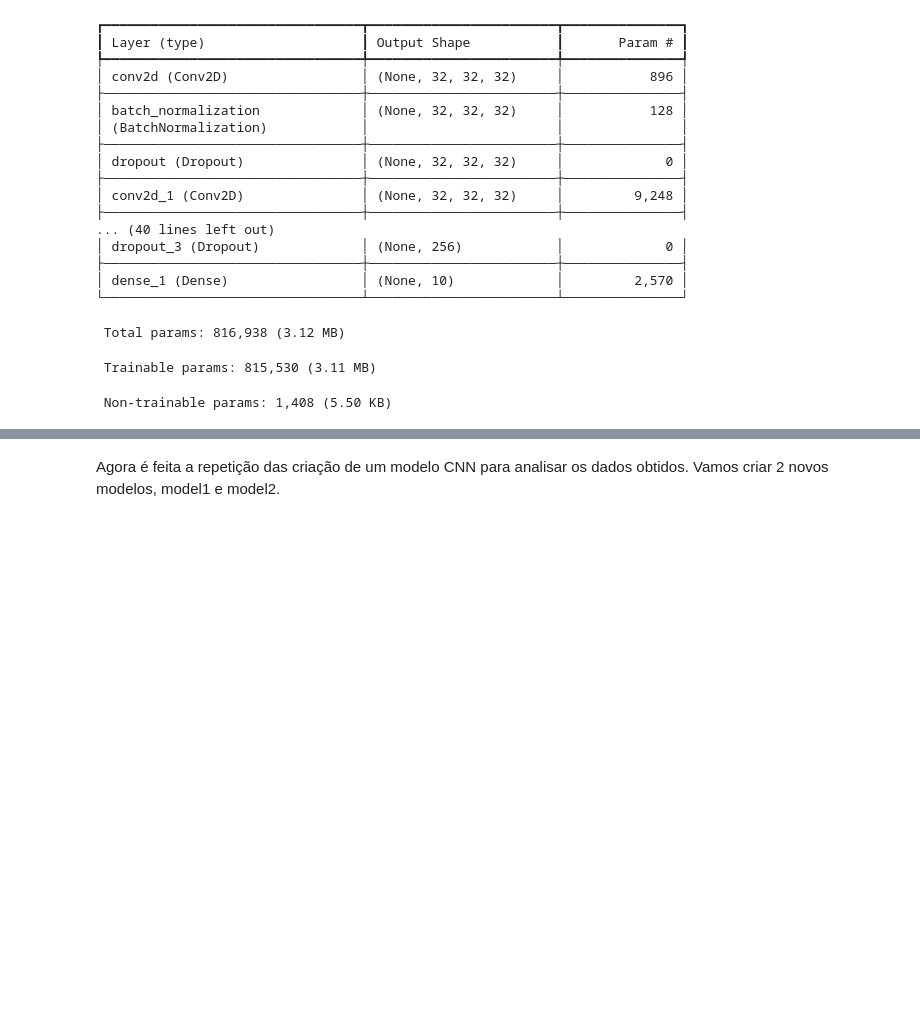
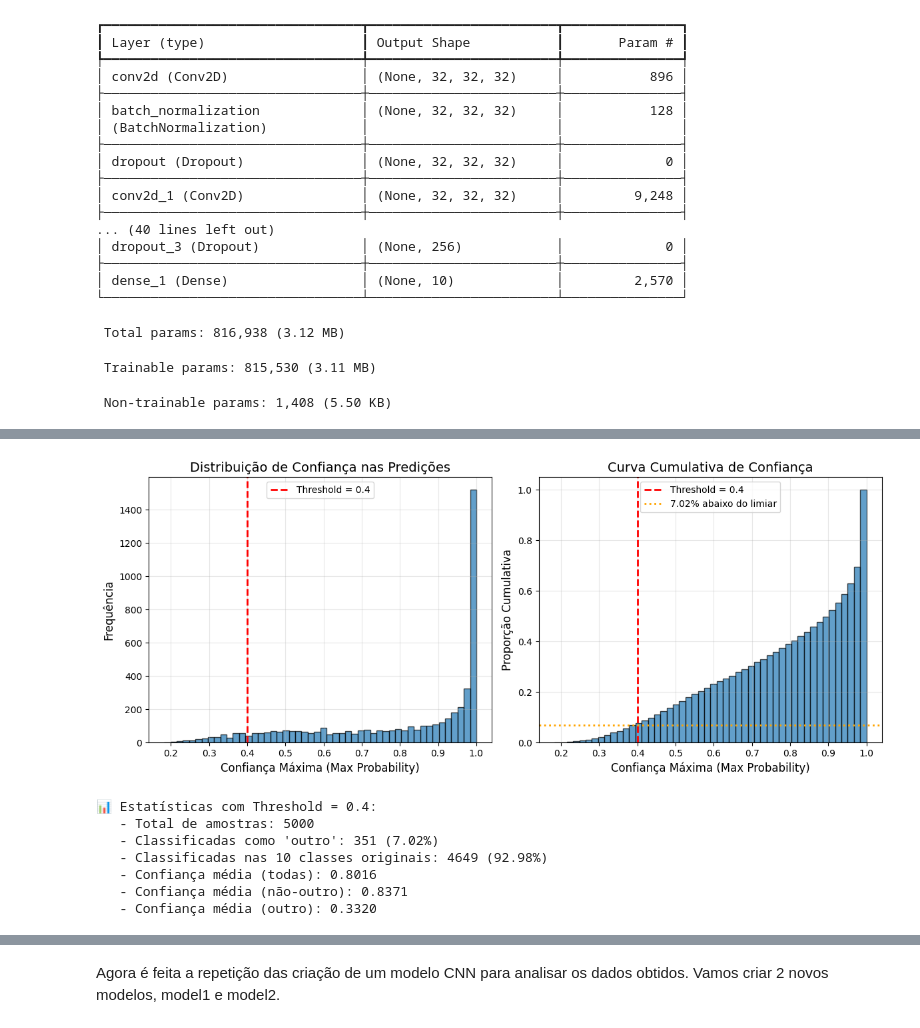
Before and after one commit to NighV/Ex3_IC_2025_2, a Jupyter notebook: Ex3_IC.ipynb, the cells around one changed output, grey strips where cells are left out. Saved outputs shown, nothing was run; the diff lists cells and outputs as text; code cells hidden in the pictures; blank space fills up the shorter version.

Commit message:
Funcional com classe outros atualizado

```diff
--- a/Ex3_IC.ipynb
+++ b/Ex3_IC.ipynb
@@ -362,0 +404,49 @@ plt.show()
+# %%
+# Análise da distribuição de confiança no conjunto de teste
+y_pred_with_threshold, probas_test, confidences = predict_with_threshold(model, X_test, threshold=0.4)
+
+# Visualizar distribuição de confiança
+plt.figure(figsize=(12, 5))
+
+plt.subplot(1, 2, 1)
+plt.hist(confidences, bins=50, edgecolor='black', alpha=0.7)
+plt.axvline(x=0.4, color='red', linestyle='--', linewidth=2, label='Threshold = 0.4')
+plt.xlabel('Confiança Máxima (Max Probability)', fontsize=12)
+plt.ylabel('Frequência', fontsize=12)
+plt.title('Distribuição de Confiança nas Predições', fontsize=14)
+plt.legend()
+plt.grid(alpha=0.3)
+
+plt.subplot(1, 2, 2)
+plt.hist(confidences, bins=50, edgecolor='black', alpha=0.7, cumulative=True, density=True)
+plt.axvline(x=0.4, color='red', linestyle='--', linewidth=2, label='Threshold = 0.4')
+plt.axhline(y=np.sum(confidences < 0.4) / len(confidences), color='orange', linestyle=':', linewidth=2, label=f'{np.sum(confidences < 0.4)/len(confidences)*100:.2f}% abaixo do limiar')
+plt.xlabel('Confiança Máxima (Max Probability)', fontsize=12)
+plt.ylabel('Proporção Cumulativa', fontsize=12)
+plt.title('Curva Cumulativa de Confiança', fontsize=14)
+plt.legend()
+plt.grid(alpha=0.3)
+
+plt.tight_layout()
+plt.show()
+
+# Estatísticas
+n_outro = np.sum(y_pred_with_threshold == 10)
+n_total = len(y_pred_with_threshold)
+print(f"\n📊 Estatísticas com Threshold = 0.4:")
+print(f"   - Total de amostras: {n_total}")
+print(f"   - Classificadas como 'outro': {n_outro} ({n_outro/n_total*100:.2f}%)")
+print(f"   - Classificadas nas 10 classes originais: {n_total - n_outro} ({(n_total-n_outro)/n_total*100:.2f}%)")
+print(f"   - Confiança média (todas): {np.mean(confidences):.4f}")
+print(f"   - Confiança média (não-outro): {np.mean(confidences[y_pred_with_threshold != 10]):.4f}")
+if n_outro > 0:
+    print(f"   - Confiança média (outro): {np.mean(confidences[y_pred_with_threshold == 10]):.4f}")
+# %% [output]
+[figure, added]
+📊 Estatísticas com Threshold = 0.4:
+   - Total de amostras: 5000
+   - Classificadas como 'outro': 351 (7.02%)
+   - Classificadas nas 10 classes originais: 4649 (92.98%)
+   - Confiança média (todas): 0.8016
+   - Confiança média (não-outro): 0.8371
+   - Confiança média (outro): 0.3320
```
Also changed, not shown: parts of 31 cells of this notebook.
